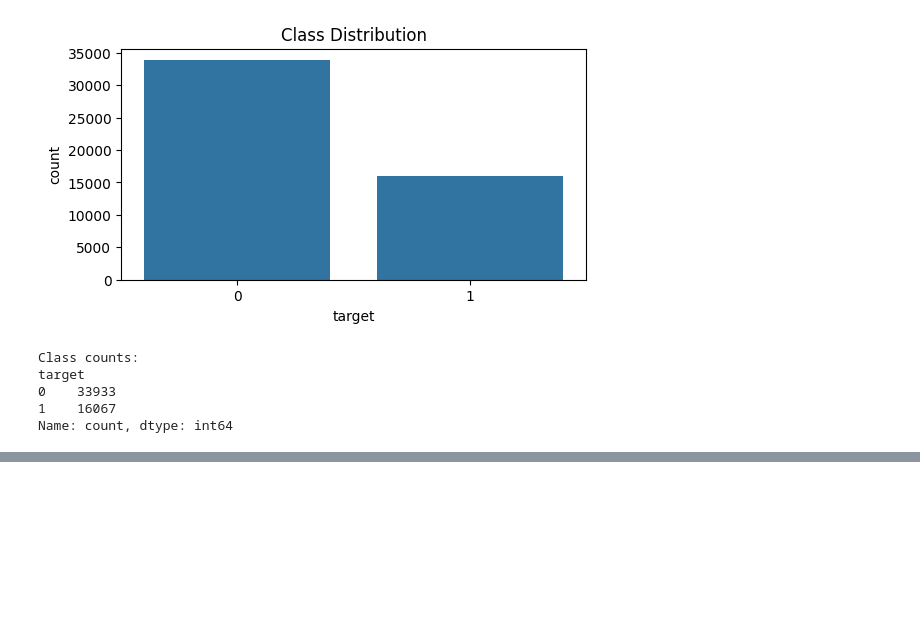
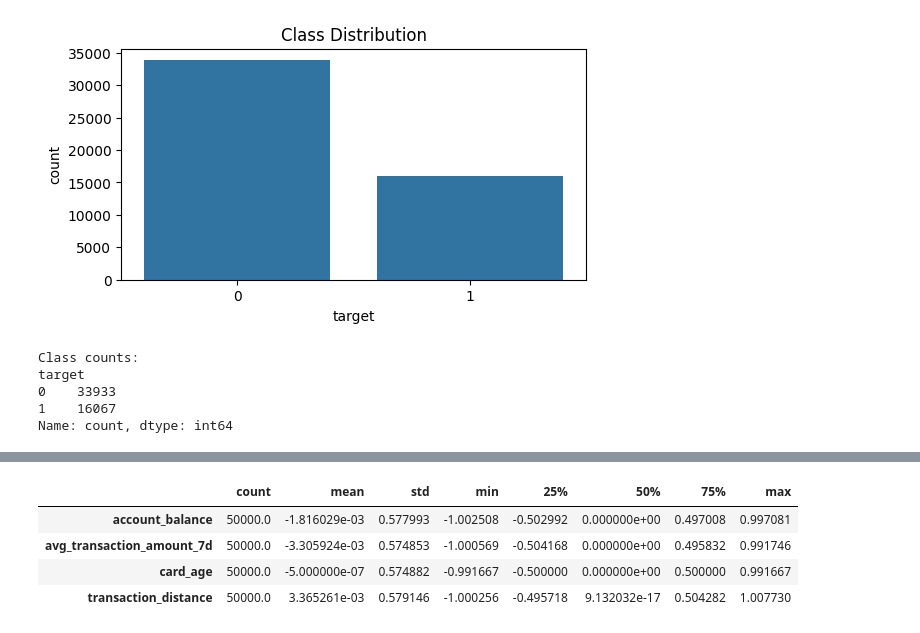
Before and after one commit to luunguyentankhai/ADY201m, a Jupyter notebook: preprocessing/data_cleaning.ipynb, the cells around one changed output, grey strips where cells are left out. Cells and saved outputs as stored; diff of their text form; code cells hidden in the pictures; blank space fills up the shorter version.

```diff
--- a/preprocessing/data_cleaning.ipynb
+++ b/preprocessing/data_cleaning.ipynb
@@ -261,0 +328,4 @@ Name: count, dtype: int64
+# %%
+category = ['transaction_type', 'device_type', 'location', 'merchant_category',
+       'authentication_method']
+df = pd.get_dummies(data= df, columns= category, drop_first= True, dtype = int)
@@ -261,0 +334,14 @@ Name: count, dtype: int64
+# %%
+from sklearn.preprocessing import RobustScaler
+
+robust = RobustScaler()
+scale_cols = ['account_balance','avg_transaction_amount_7d','card_age','transaction_distance']
+df[scale_cols] = robust.fit_transform(df[scale_cols])
+# %%
+df[scale_cols].describe().T
+# %% [output]
+|  | count | mean | std | min | 25% | 50% | 75% | max |
+| account_balance | 50000.0 | -1.816029e-03 | 0.577993 | -1.002508 | -0.502992 | 0.000000e+00 | 0.497008 | 0.997081 |
+| avg_transaction_amount_7d | 50000.0 | -3.305924e-03 | 0.574853 | -1.000569 | -0.504168 | 0.000000e+00 | 0.495832 | 0.991746 |
+| card_age | 50000.0 | -5.000000e-07 | 0.574882 | -0.991667 | -0.500000 | 0.000000e+00 | 0.500000 | 0.991667 |
+| transaction_distance | 50000.0 | 3.365261e-03 | 0.579146 | -1.000256 | -0.495718 | 9.132032e-17 | 0.504282 | 1.007730 |
```
Also changed, not shown: parts of 18 cells of this notebook.
